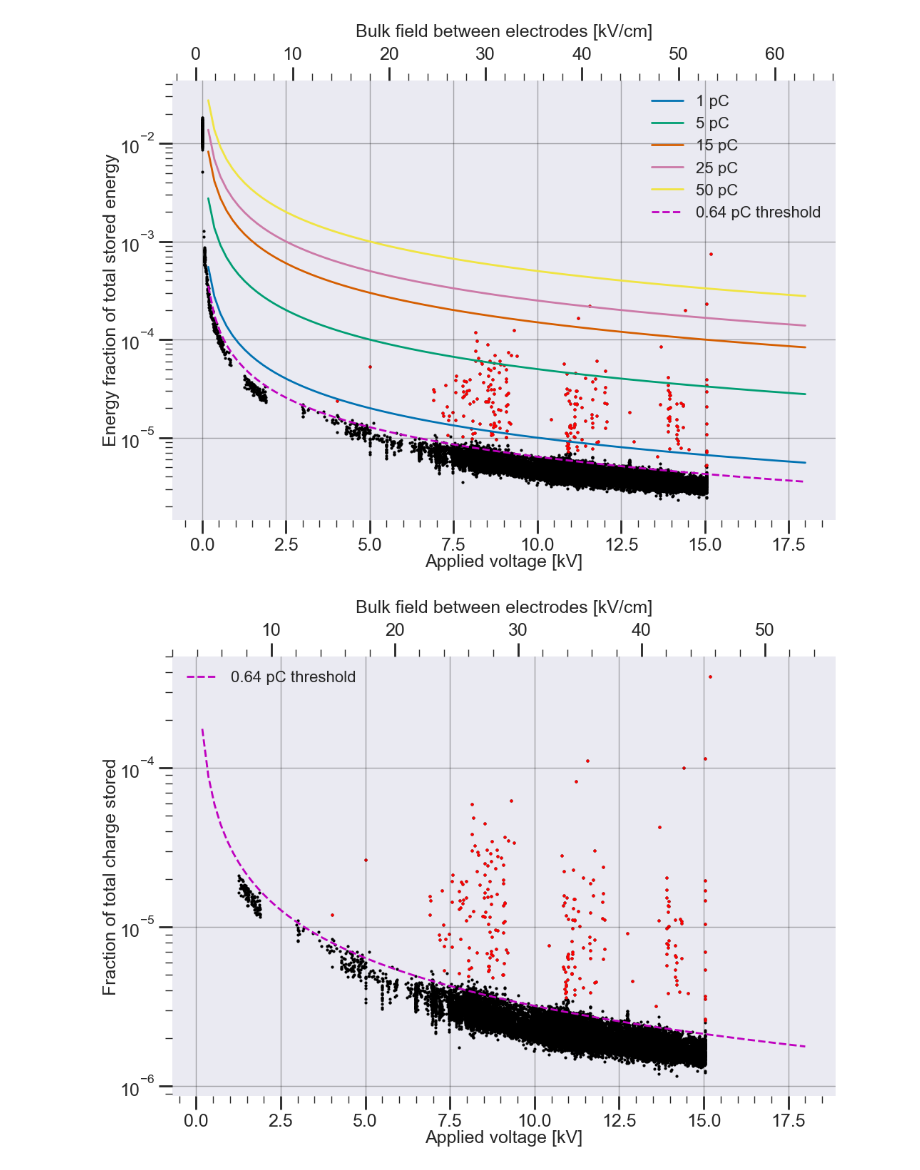
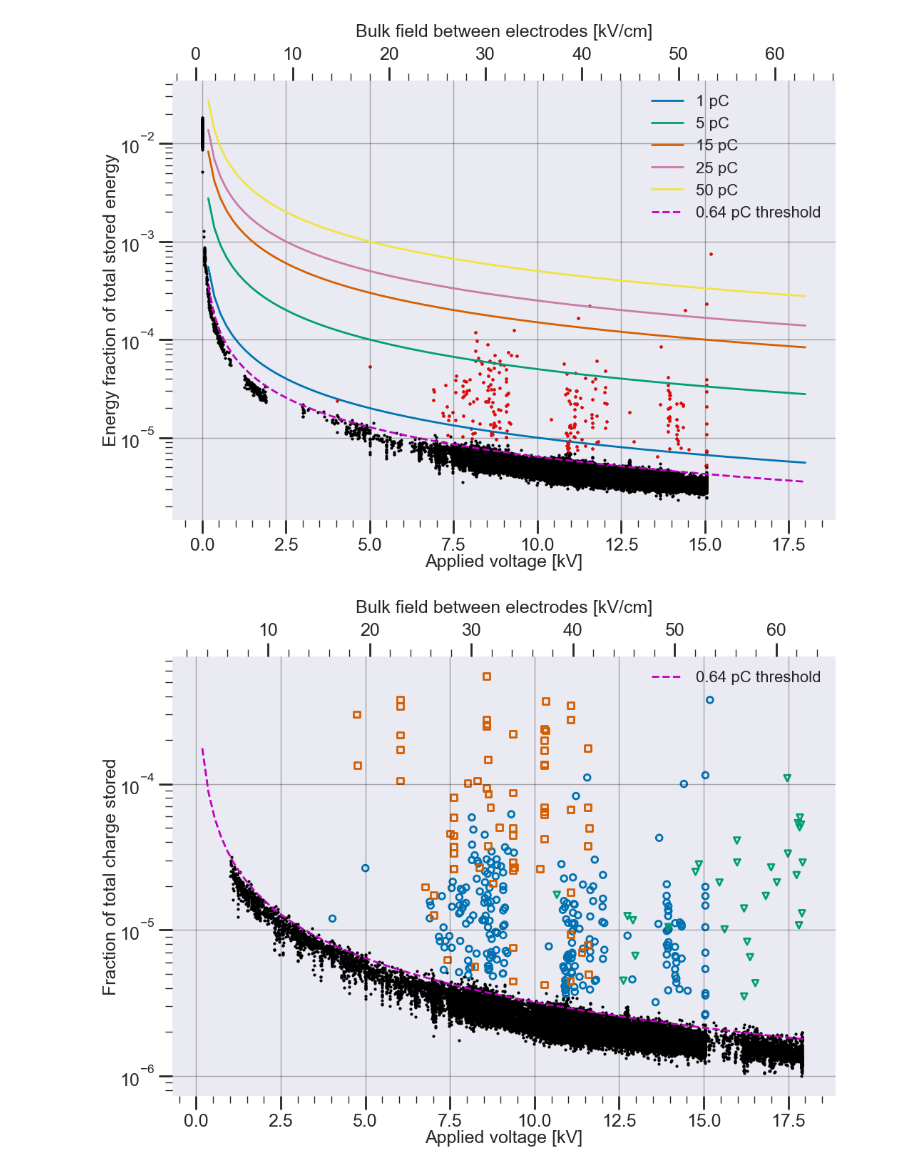
Before and after one commit to ejangelico/ad2-data-processing, a Jupyter notebook: notebooks/Analysis of run comparisons.ipynb, the cells around one changed output. Saved outputs shown, nothing was run; the diff lists cells and outputs as text; code cells hidden in the pictures.

```diff
--- a/notebooks/Analysis of run comparisons.ipynb
+++ b/notebooks/Analysis of run comparisons.ipynb
@@ -15,8 +15,8 @@ sys.path.append("../AnalysisTools/")
 import Dataset
 import AnalysisTools
 # %%
-topdirs = {5:"../../data/Run5/", 6:"../../data/Run6/", 7:"../../data/Run7/", 8:"../../data/Run8/"}
-configs = {5:"../configs/run5_config.yaml", 6:"../configs/run6_config.yaml", 7:"../configs/run7_config.yaml", 8:"../configs/run8_config.yaml"}
+topdirs = {5:"../../data/Run5/", 6:"../../data/Run6/", 7:"../../data/Run7/", 8:"../../data/Run8/", 9:"../../data/Run9/"}
+configs = {5:"../configs/run5_config.yaml", 6:"../configs/run6_config.yaml", 7:"../configs/run7_config.yaml", 8:"../configs/run8_config.yaml", 9:"../configs/run9_config.yaml"}
 red_file_name = "combined_reduced.p"
 #analysis tools objects, unloaded data
 anas = {}
@@ -568,37 +634,71 @@ plt.show()
 # %%
 #similar as above, but now fractional stored charge.
 
 fig, ax = plt.subplots()
 
 
+ax2 = ax.twiny()
+hardware_threshold = 0.64 #pC
+ax.plot(Vs, hardware_threshold/Qs, 'm--',  label="{:.2f} pC threshold".format(hardware_threshold))
 
 d = anas[7].df
 
-mask = (~d["ch3 energy"].isna()) & (d["ch3 hv"] > 1)
+mask = (~d["ch3 energy"].isna()) & (d["ch3 hv"] > 1)& (d["ch3 amp"] < 2)
 du_evts = d[mask]
-
-ax2 = ax.twiny()
 
 total_q = np.array(du_evts["ch3 hv"])*1000*C
 ax.scatter(np.array(du_evts["ch3 hv"]), np.array(du_evts["ch3 charge"])/total_q, color='k')
 ax2.scatter(np.array(du_evts["ch3 field"]), np.array(du_evts["ch3 charge"])/total_q, color='k', alpha=0)
-hardware_threshold = 0.64 #pC
-ax.plot(Vs, hardware_threshold/Qs, 'm--',  label="{:.2f} pC threshold".format(hardware_threshold))
+
 
 mask = (~d["ch3 energy"].isna()) & (d["ch3 amp"] > 2)
 du_evts = d[mask]
 
 total_q = np.array(du_evts["ch3 hv"])*1000*C
-ax.scatter(np.array(du_evts["ch3 hv"]), np.array(du_evts["ch3 charge"])/total_q, color='r')
+ax.scatter(np.array(du_evts["ch3 hv"]), np.array(du_evts["ch3 charge"])/total_q, marker='o', linewidth=2, facecolors='None', s=40, edgecolors=colors[0])
+
+
+d = anas[8].df
+
+mask = (~d["ch3 energy"].isna()) & (d["ch3 hv"] > 1)& (d["ch3 amp"] < 2)
+du_evts = d[mask]
+
+total_q = np.array(du_evts["ch3 hv"])*1000*C
+ax.scatter(np.array(du_evts["ch3 hv"]), np.array(du_evts["ch3 charge"])/total_q, color='k')
+ax2.scatter(np.array(du_evts["ch3 field"]), np.array(du_evts["ch3 charge"])/total_q, color='k', alpha=0)
+
+
+mask = (~d["ch3 energy"].isna()) & (d["ch3 amp"] > 2)
+du_evts = d[mask]
+
+total_q = np.array(du_evts["ch3 hv"])*1000*C
+ax.scatter(np.array(du_evts["ch3 hv"]), np.array(du_evts["ch3 charge"])/total_q, marker='v', linewidth=2, facecolors='None', s=40, edgecolors=colors[1])
+
+d = anas[9].df
+
+mask = (~d["ch3 energy"].isna()) & (d["ch3 hv"] > 1) & (d["ch3 amp"] < 2)
+du_evts = d[mask]
+
+total_q = np.array(du_evts["ch3 hv"])*1000*C
+ax.scatter(np.array(du_evts["ch3 hv"]), np.array(du_evts["ch3 charge"])/total_q, color='k')
+ax2.scatter(np.array(du_evts["ch3 field"]), np.array(du_evts["ch3 charge"])/total_q, color='k', alpha=0)
+
+
+mask = (~d["ch3 energy"].isna()) & (d["ch3 amp"] > 2)
+du_evts = d[mask]
+
+total_q = np.array(du_evts["ch3 hv"])*1000*C
+ax.scatter(np.array(du_evts["ch3 hv"]), np.array(du_evts["ch3 charge"])/total_q, marker='s', linewidth=2, facecolors='None', s=40, edgecolors=colors[2])
+
 
 
 ax2.grid(False)
 ax2.set_xlabel("Bulk field between electrodes [kV/cm]", labelpad=10)
 ax.set_xlabel("Applied voltage [kV]")
 ax.set_ylabel("Fraction of total charge stored")
 ax.legend()
 ax.grid(color='k', alpha=0.3)
 ax.set_yscale("log")
 plt.show()
 # %% [output]
-[figure, old version]
+[figure, new version]
```
Also changed, not shown: parts of 5 cells of this notebook, 3 other files.
